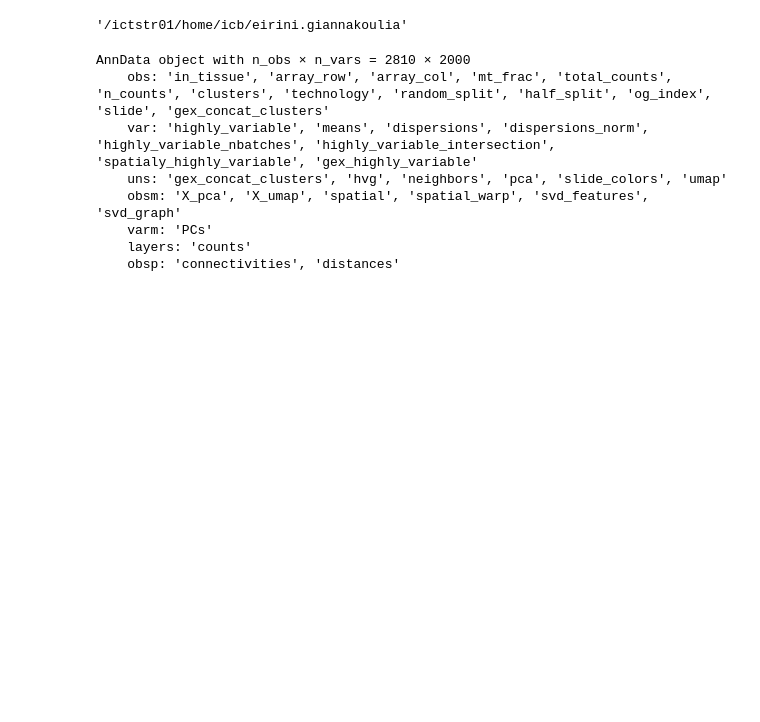
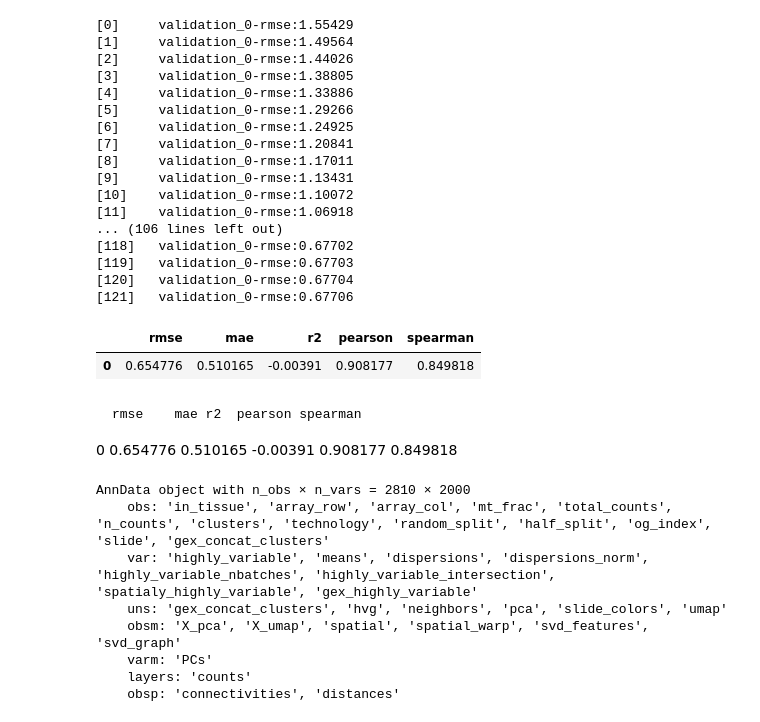
Before and after one commit to eirgnkl/pipeline, a Jupyter notebook: notebooks/fix_xgboost.ipynb, the cells around one changed output. Saved outputs shown, nothing was run; the diff lists cells and outputs as text; code cells hidden in the pictures; blank space fills up the shorter version.

```diff
--- a/notebooks/fix_xgboost.ipynb
+++ b/notebooks/fix_xgboost.ipynb
@@ -71,4 +13,0 @@ os.getcwd()
-# %%
-import xgboost as xgb
-xgb_model = xgb.XGBRegressor(tree_method="gpu_hist", predictor="gpu_predictor")
-print(xgb_model)
@@ -120 +16,9 @@ AnnData object with n_obs × n_vars = 2681 × 500
+# %%
+featsel = "hvg_svd"
+base_path = f"/lustre/groups/ml01/workspace/eirini.giannakoulia/pipeline/dataset/processed/neurotransmitters_spatialy_highly_variable/{featsel}"
+
+X_train = sc.read_h5ad(os.path.join(base_path,"rna_dataset_train.h5ad"))
+X_test = sc.read_h5ad(os.path.join(base_path,"rna_dataset_test.h5ad"))
+Y_train = sc.read_h5ad(os.path.join(base_path,"msi_dataset_train.h5ad"))
+Y_test = sc.read_h5ad(os.path.join(base_path,"msi_dataset_test.h5ad"))
 # %%
@@ -166,8 +172,34 @@ import os
-# %%
-os.getcwd()
-# os.chdir("./pipeline")
-# %% [output]
-'/ictstr01/home/icb/eirini.giannakoulia'
+# %%
+run_xgboost(
+        adata_rna_train = X_train,
+        adata_rna_test = X_test,
+        adata_msi_train = Y_train,
+        adata_msi_test = Y_test,
+        params = params,
+        featsel = "hvg_svd")
+# %% [output]
+[0]     validation_0-rmse:1.55429
+[1]     validation_0-rmse:1.49564
+[2]     validation_0-rmse:1.44026
+[3]     validation_0-rmse:1.38805
+[4]     validation_0-rmse:1.33886
+[5]     validation_0-rmse:1.29266
+[6]     validation_0-rmse:1.24925
+[7]     validation_0-rmse:1.20841
+[8]     validation_0-rmse:1.17011
+[9]     validation_0-rmse:1.13431
+[10]    validation_0-rmse:1.10072
+[11]    validation_0-rmse:1.06918
+... (106 lines left out)
+[118]   validation_0-rmse:0.67702
+[119]   validation_0-rmse:0.67703
+[120]   validation_0-rmse:0.67704
+[121]   validation_0-rmse:0.67706
+|  | rmse | mae | r2 | pearson | spearman |
+| 0 | 0.654776 | 0.510165 | -0.00391 | 0.908177 | 0.849818 |
+# %% [markdown]
+	rmse	mae	r2	pearson	spearman
+0	0.654776	0.510165	-0.00391	0.908177	0.849818
 # %%
 adata_rna_train = sc.read_h5ad("/home/icb/eirini.giannakoulia/pipeline/dataset/processed/lipids/hvg_svd_graph/rna_dataset_train.h5ad")
 adata_rna_test = sc.read_h5ad("/home/icb/eirini.giannakoulia/pipeline/dataset/processed/lipids/hvg_svd_graph/rna_dataset_test.h5ad")
```
Also changed, not shown: parts of 18 cells of this notebook, 1 other file.
